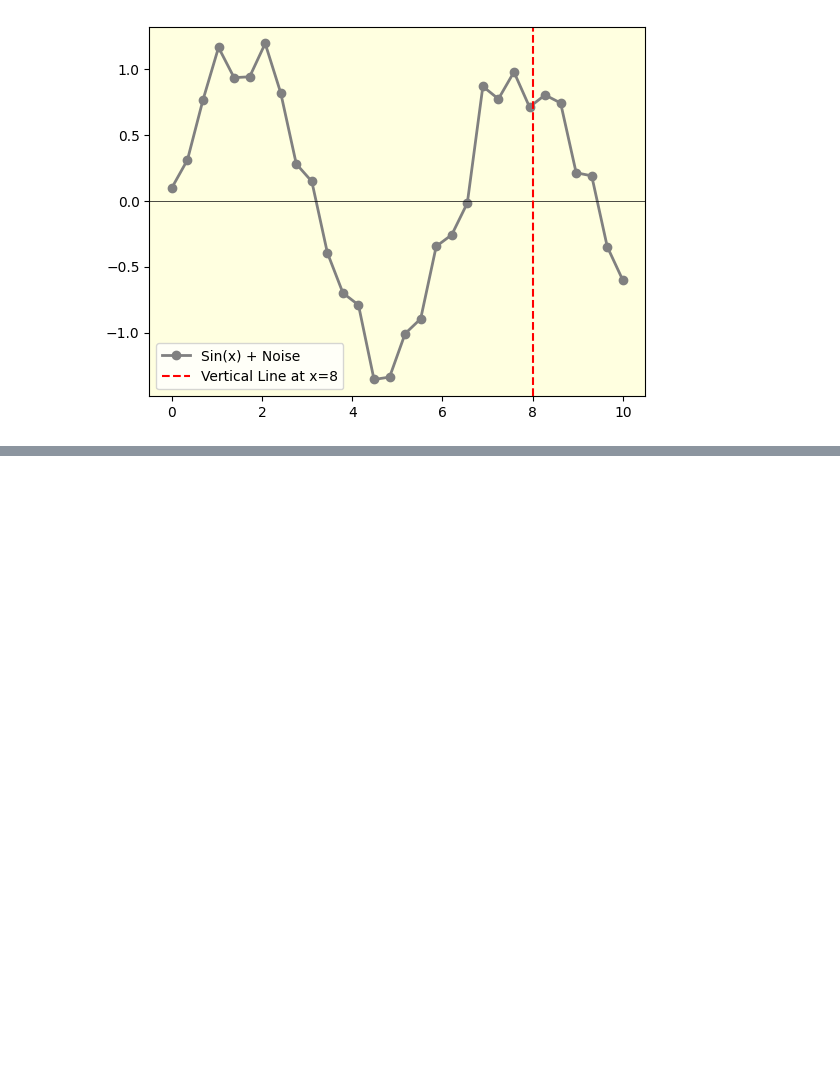
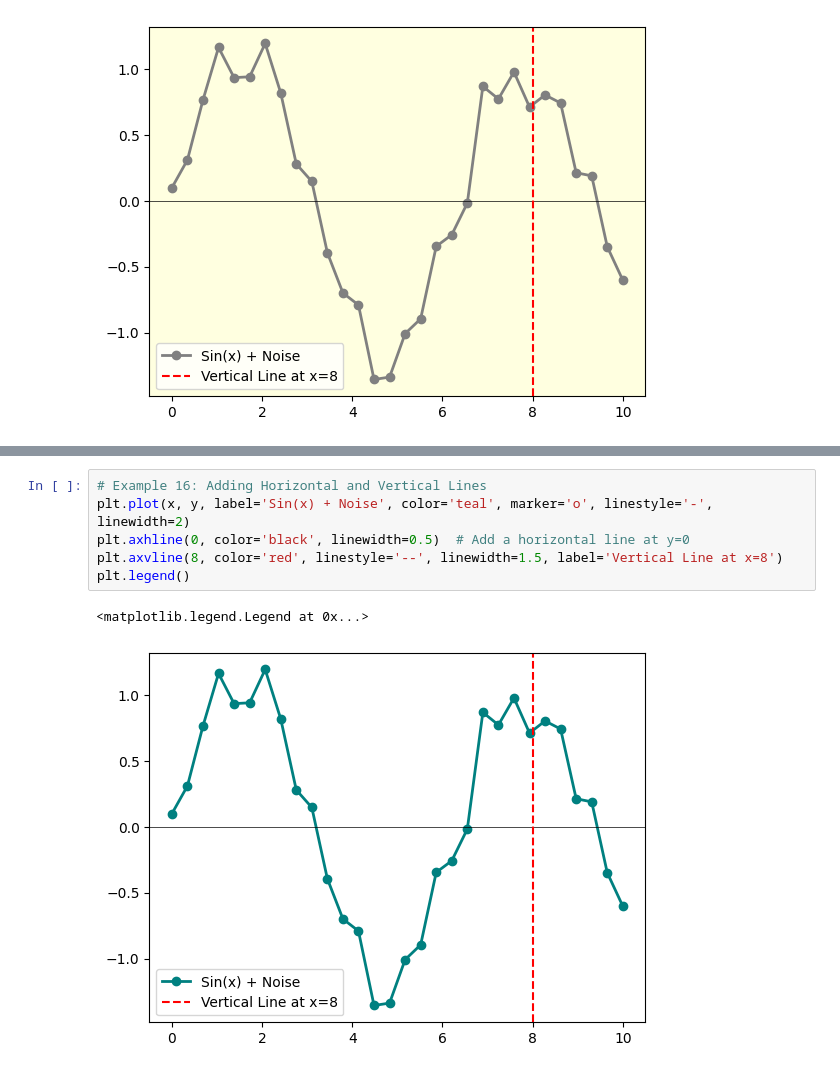
Before and after one commit to rvigneshwaran/datascience-implementations, a Jupyter notebook: 01-data-science-fundamentals/02-statistical-data-visualization/02-matplotlib-visualization/01-line-plot/01-line-plot.ipynb, the cells around one changed output, grey strips where cells are left out. Saved outputs shown, nothing was run; the diff lists cells and outputs as text; blank space fills up the shorter version.

Commit message:
Exploring Opetions in Line Plot

```diff
--- a/01-data-science-fundamentals/02-statistical-data-visualization/02-matplotlib-visualization/01-line-plot/01-line-plot.ipynb
+++ b/01-data-science-fundamentals/02-statistical-data-visualization/02-matplotlib-visualization/01-line-plot/01-line-plot.ipynb
@@ -150,0 +160,9 @@ plt.gca().set_facecolor('lightyellow')
+# %%
+# Example 16: Adding Horizontal and Vertical Lines
+plt.plot(x, y, label='Sin(x) + Noise', color='teal', marker='o', linestyle='-', linewidth=2)
+plt.axhline(0, color='black', linewidth=0.5)  # Add a horizontal line at y=0
+plt.axvline(8, color='red', linestyle='--', linewidth=1.5, label='Vertical Line at x=8')
+plt.legend()
+# %% [output]
+<matplotlib.legend.Legend at 0x...>
+[figure, added]
```
Also changed, not shown: parts of 5 cells of this notebook, 1 other file.
